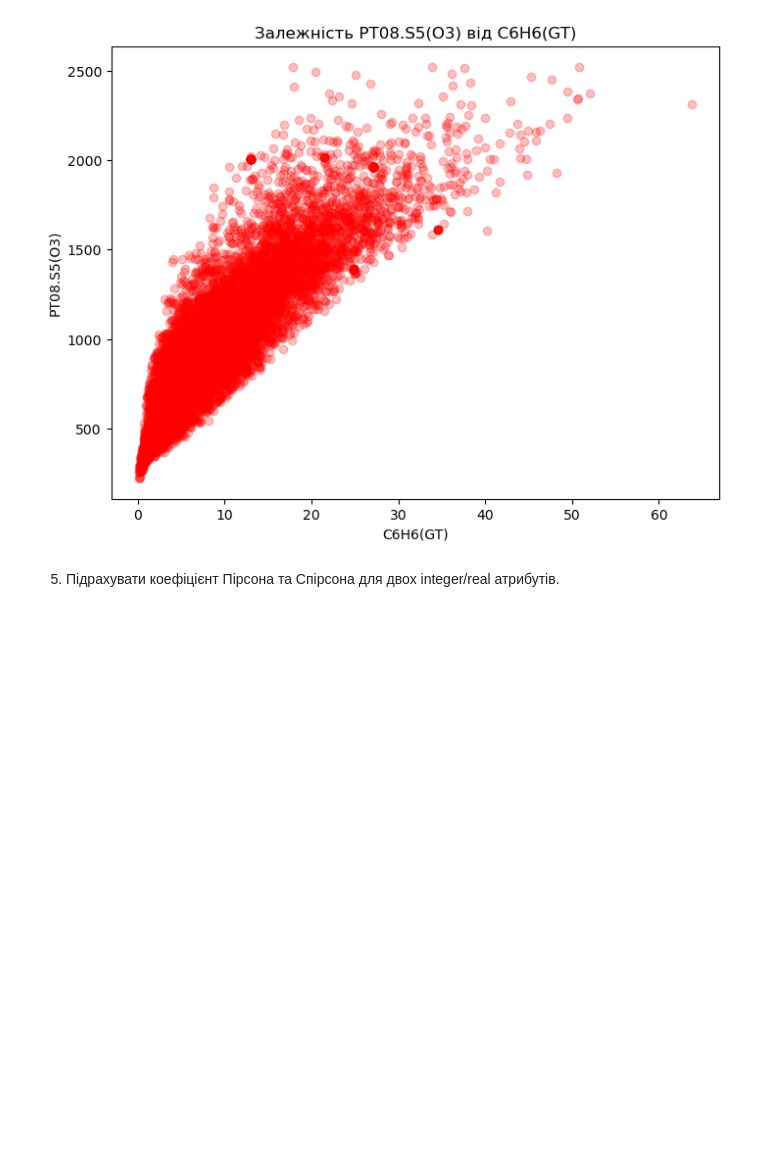
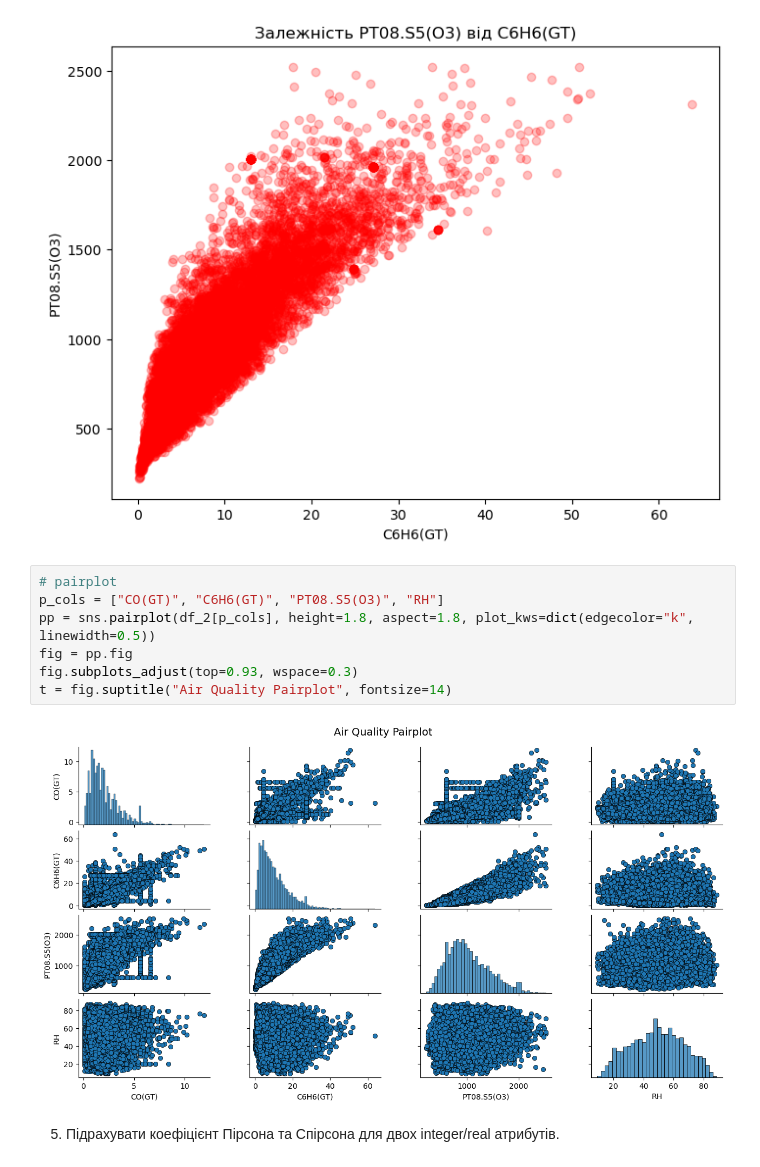
Before and after one commit to yevavorov/ad_labs, a Jupyter notebook: lab_4/laba4.ipynb, the cells around one changed output. Drawn from its saved outputs; the diff is of its cells as text; blank space fills up the shorter version.

```diff
--- a/lab_4/laba4.ipynb
+++ b/lab_4/laba4.ipynb
@@ -337,6 +440,15 @@ plt.title(f"Залежність {y_label} від {x_label}")
 plt.show()
 # %% [output]
 [figure]
+# %%
+# pairplot
+p_cols = ["CO(GT)", "C6H6(GT)", "PT08.S5(O3)", "RH"]
+pp = sns.pairplot(df_2[p_cols], height=1.8, aspect=1.8, plot_kws=dict(edgecolor="k", linewidth=0.5))
+fig = pp.fig
+fig.subplots_adjust(top=0.93, wspace=0.3)
+t = fig.suptitle("Air Quality Pairplot", fontsize=14)
+# %% [output]
+[figure, added]
 # %% [markdown]
 5. Підрахувати коефіцієнт Пірсона та Спірсона для двох integer/real атрибутів.
 # %%
```
Also changed, not shown: parts of 17 cells of this notebook.
